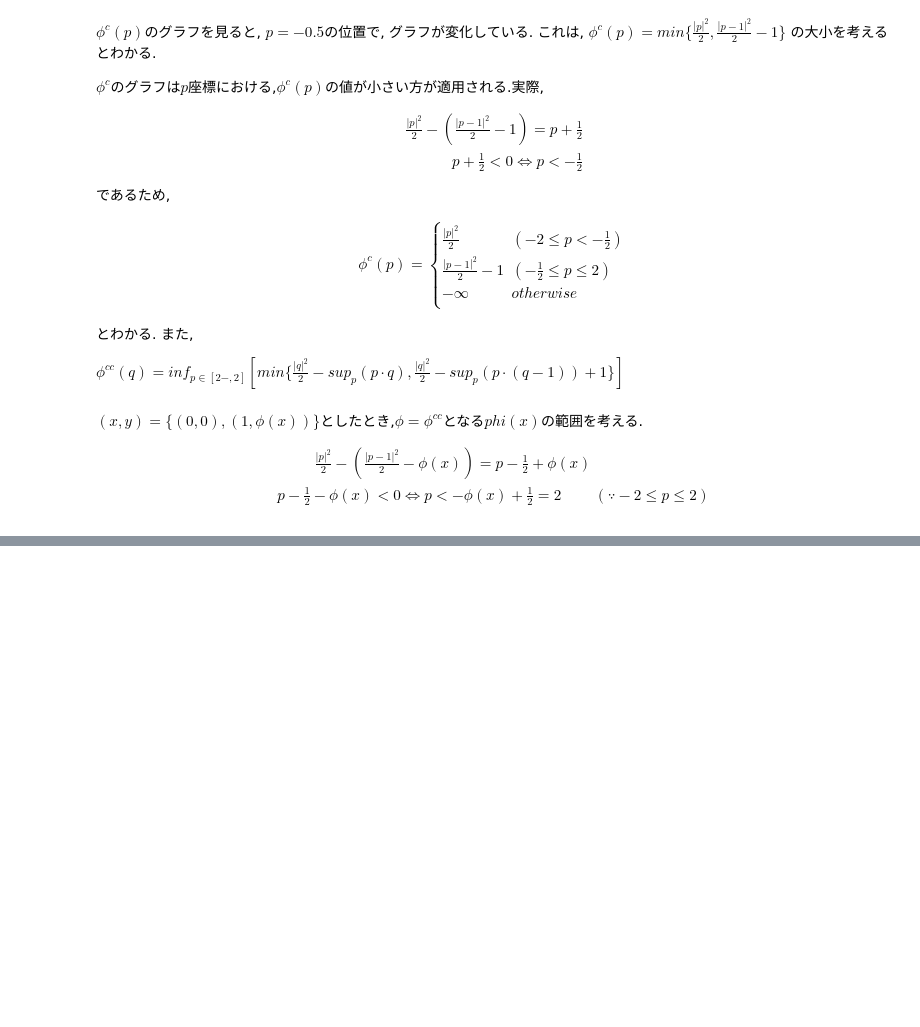
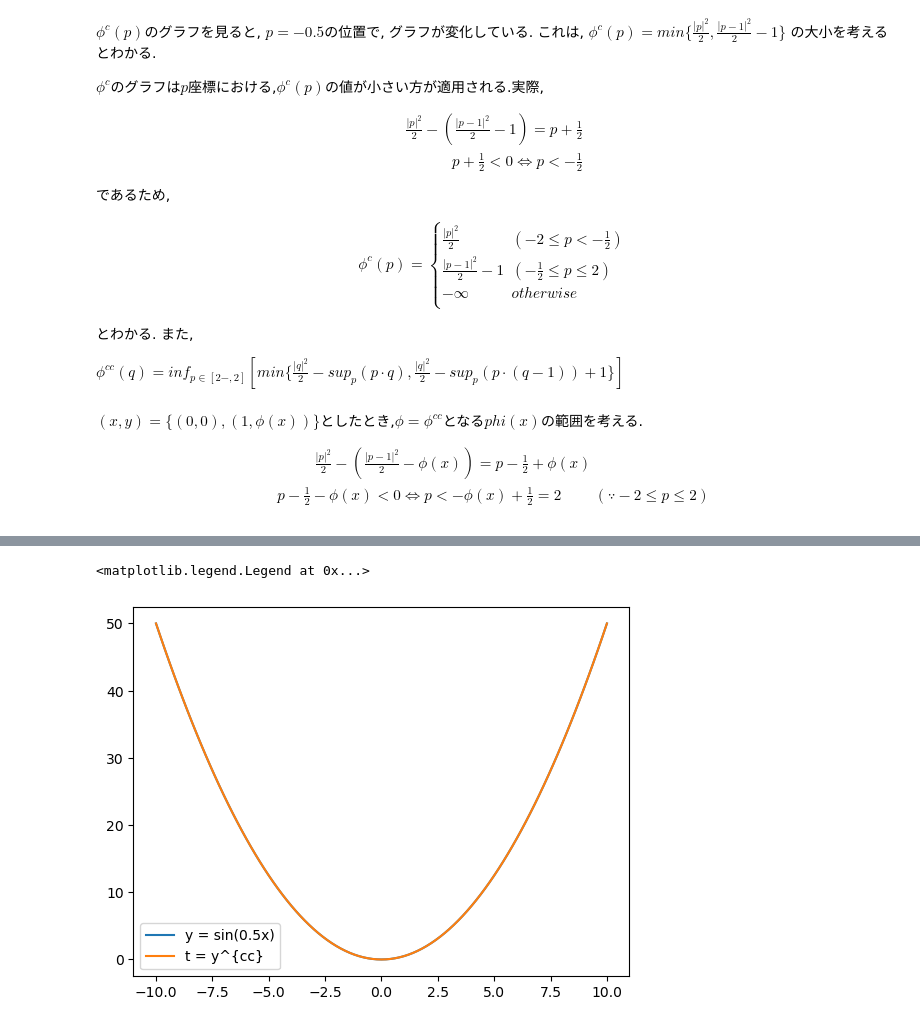
Before and after one commit to yy-sakai/Reserch, a Jupyter notebook: code/jupyter notebook/c_transform.ipynb, the cells around one changed output, grey strips where cells are left out. Saved outputs shown, nothing was run; the diff lists cells and outputs as text; code cells hidden in the pictures; blank space fills up the shorter version.

```diff
--- a/code/jupyter notebook/c_transform.ipynb
+++ b/code/jupyter notebook/c_transform.ipynb
@@ -349,0 +397,16 @@ $(x, y) = \{(0, 0), (1, \phi(x))\}$としたとき,$\phi = \phi^{cc}$となる$p
+# %%
+x = np.linspace(-10, 10, 101)
+p = x
+#y = np.random.random(len(x))
+#y = np.sin(0.5 * x)
+y = 0.5 * x * x
+#y = 0 * x
+
+yy, _ = c_transform(x, y, p)
+t, iopt = c_transform(x, yy, p)
+plt.plot(x, y, label=r'y = sin(0.5x)')
+plt.plot(x, t, label=r't = y^{cc}')
+plt.legend()
+# %% [output]
+<matplotlib.legend.Legend at 0x...>
+[figure, added]
```
Also changed, not shown: parts of 12 cells of this notebook.
